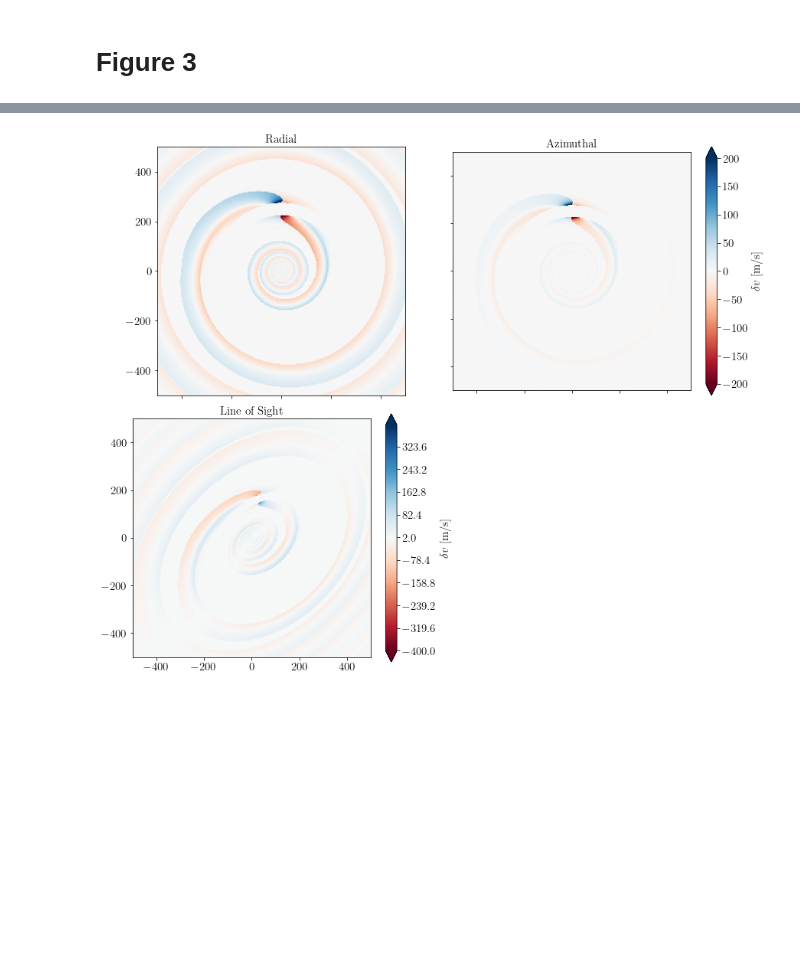
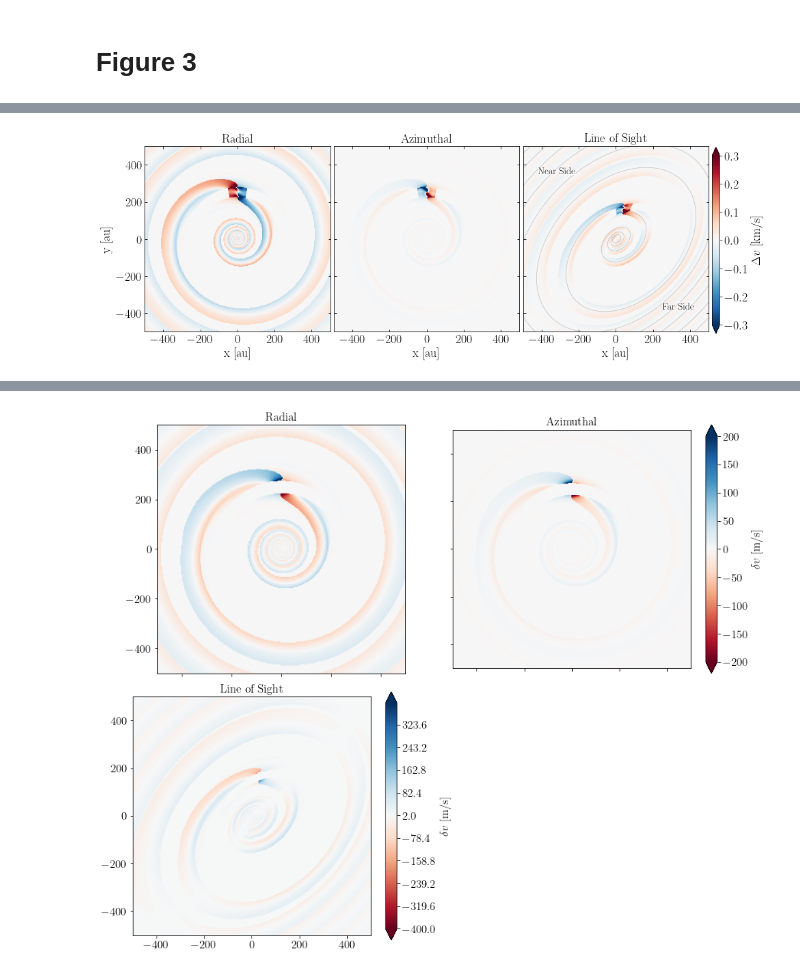
Before and after one commit to TomHilder/spiralmoments, a Jupyter notebook: paper_plots.ipynb, the cells around one changed output, grey strips where cells are left out. Cells and saved outputs as stored; diff of their text form; code cells hidden in the pictures; blank space fills up the shorter version.

```diff
--- a/paper_plots.ipynb
+++ b/paper_plots.ipynb
@@ -43,2 +48,78 @@ Rotating velocity field
 edge height =  9.519135269192438e-05
+# %%
+wake0 = RafikovWake(hrp=0.08, q=0.45, Rp=250, gap=False, rin=20, rout=1000)
+wake = deepcopy(wake0)
+wake.rotate_wake(pos_angle, planet_az, inclination, 101.5)
+# %%
+fig, ax = plt.subplots(1, 3,
+                       sharex=True, sharey=True,
+                       gridspec_kw={'width_ratios': [1, 1, 1]},
+                       figsize=[15,4.5]
+)
+
+fig.tight_layout()
+
+extent = (-1000,1000,-1000,1000)
+
+lim = 0.3
+levels = np.linspace(-lim, lim, 200)
+
+x_ticks = [-400, -200, 0, 200, 400]
+y_ticks = [-400, -200, 0, 200, 400]
+
+# all subplots
+for i in range(3):
+    ax[i].axis('scaled')
+    ax[i].set_xlim(-500, 500)
+    ax[i].set_ylim(-500, 500)
+    ax[i].set_xticks(x_ticks)
+    ax[i].set_yticks(y_ticks)
+    ax[i].set_xlabel('x [au]')
+    ax[i].xaxis.set_ticks_position('both')
+    ax[i].yaxis.set_ticks_position('both')
+    ax[i].xaxis.set_tick_params(direction='in')
+    ax[i].yaxis.set_tick_params(direction='in')
+
+#ax[0].plot(wake0.Y, wake0.X, color='k', linewidth=0.8, alpha=0.2)
+#ax[1].plot(wake0.Y, wake0.X, color='k', linewidth=0.8, alpha=0.2)
+ax[2].plot(wake.X, wake.Y, color='k', linewidth=0.8, alpha=0.2)
+
+ax[0].set_ylabel('y [au]')
+
+# plot v_r component
+c1 = ax[0].imshow(np.flipud(wf0.v_r), cmap='RdBu_r', extent=extent, vmin=-lim, vmax=lim)
+
+# plot v_phi component
+c2 = ax[1].imshow(np.flipud(wf0.v_phi), cmap='RdBu_r', extent=extent, vmin=-lim, vmax=lim)
+
+# plot v_LOS component
+c3 = ax[2].contourf(rot_wf0.X, rot_wf0.Y, rot_wf0.v_field[2,:,:]/1e3, cmap='RdBu_r', levels=levels, extend='both')
+
+# plot two constant velocity contours
+contour_levels = np.array([-600, 600]) / 1e3
+#plt.contour(rot_wfT.X, rot_wfT.Y, rot_wfT.v_field[2,:,:]/1e3, levels=contour_levels, colors=['k'], linestyles=["-"], linewidths=0.8)
+
+# titles
+ax[0].set_title(r'Radial')
+ax[1].set_title(r'Azimuthal')
+ax[2].set_title(r'Line of Sight')
+
+# near side far side labels
+txt1 = ax[2].text(-420,  350, r'Near Side', fontsize=14, color='k')
+txt2 = ax[2].text( 250, -380, r'Far Side', fontsize=14, color='k')
+
+txt1.set_path_effects([PathEffects.withStroke(linewidth=2, foreground='w')])
+txt2.set_path_effects([PathEffects.withStroke(linewidth=2, foreground='w')])
+
+# colorbar
+fig.subplots_adjust(right=0.8)
+cbar_ax = fig.add_axes([0.805, 0.1, 0.01, 0.84])
+fig.colorbar(c1, cax=cbar_ax, extend='both', label=r'$\Delta v$ [km/s]')
+
+fig.subplots_adjust(wspace=0.02)
+
+plt.savefig('components.pdf', bbox_inches='tight')
+plt.show()
+# %% [output]
+[figure, added]
 # %%
```
Also changed, not shown: parts of 5 cells of this notebook.
